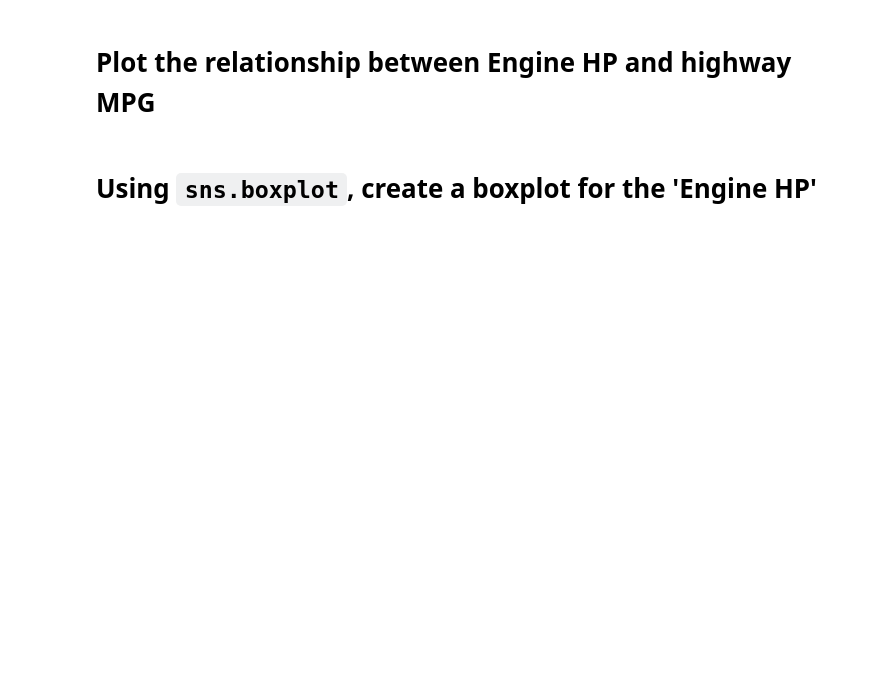
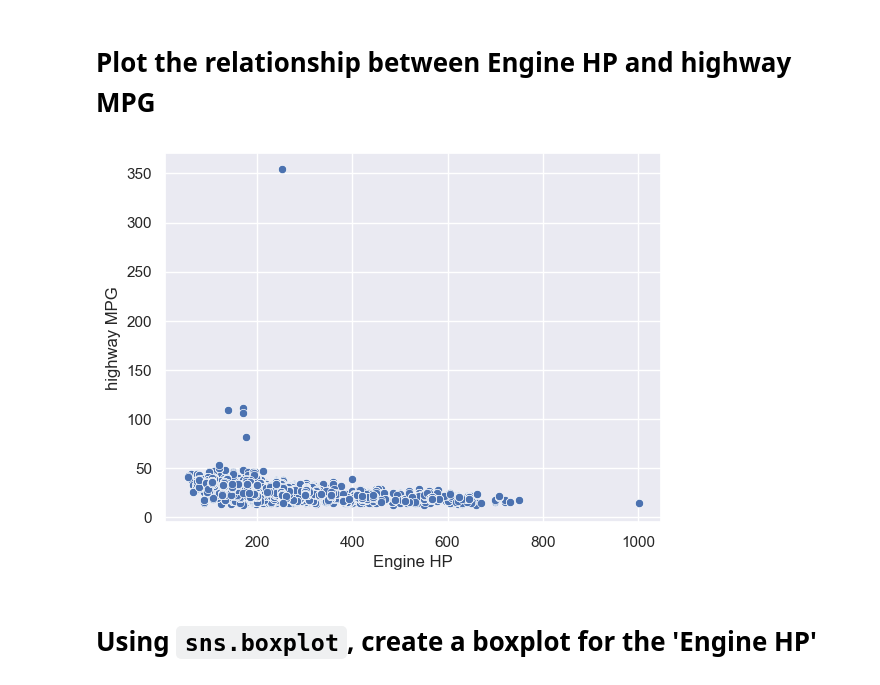
Before and after one commit to dwang312/ctp-2022-fall-data-science, a Jupyter notebook: Week-02-EDA/Exercise-EDA.ipynb, the cells around one changed output. Cells and saved outputs as stored; diff of their text form; code cells hidden in the pictures; blank space fills up the shorter version.

```diff
--- a/Week-02-EDA/Exercise-EDA.ipynb
+++ b/Week-02-EDA/Exercise-EDA.ipynb
@@ -241,6 +292,9 @@ ax.set_ylim(0,100000)
 # Plot the relationship between Engine HP and highway MPG
 # %%
 # Plot the relationship between Engine HP and highway MPG
+ax = sns.scatterplot(data = df, x = 'Engine HP', y = 'highway MPG')
+# %% [output]
+[figure, added]
 # %% [markdown]
 # Using `sns.boxplot`, create a boxplot for the 'Engine HP'
 # %%
```
Also changed, not shown: parts of 17 cells of this notebook.
